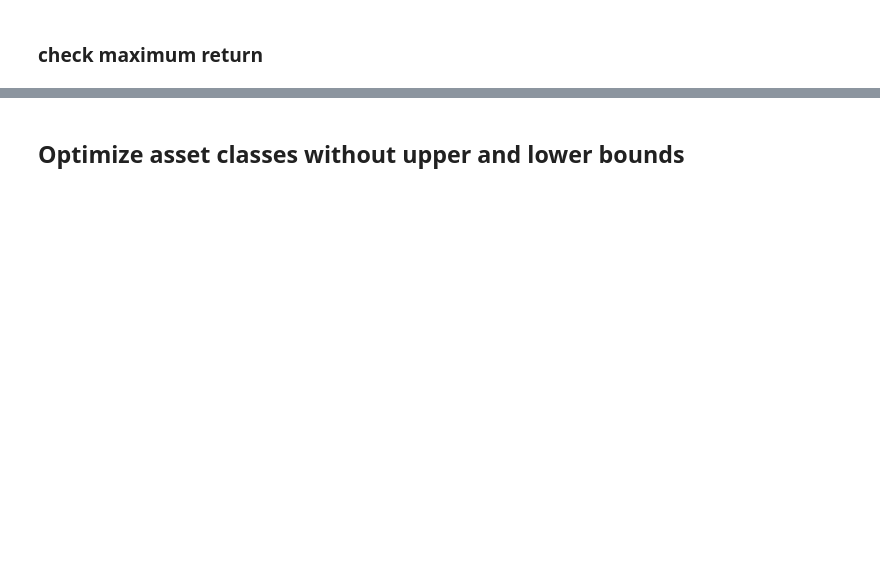
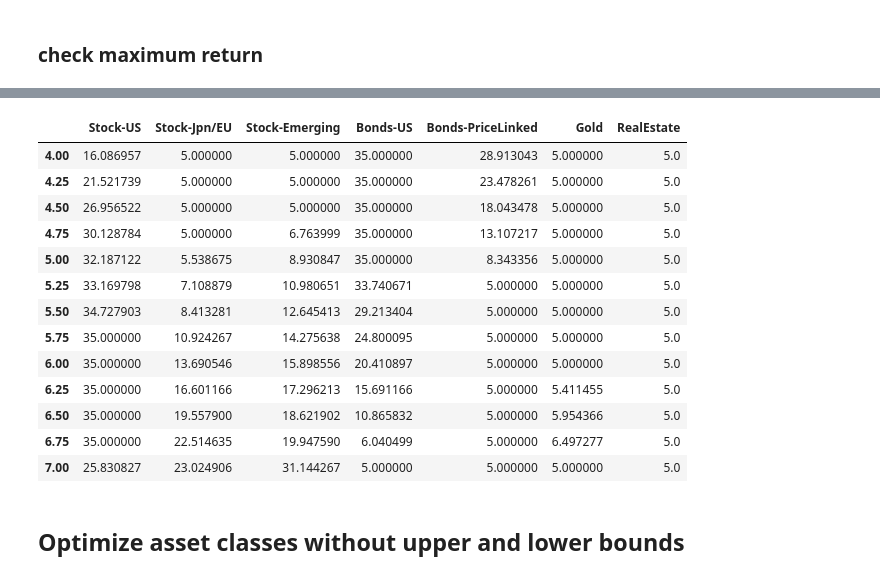
Before and after one commit to kt-q/wealthnavi-portfolio, a Jupyter notebook: WealthNavi_portfolio.ipynb, the cells around one changed output, grey strips where cells are left out. Saved outputs shown, nothing was run; the diff lists cells and outputs as text; code cells hidden in the pictures; blank space fills up the shorter version.

```diff
--- a/WealthNavi_portfolio.ipynb
+++ b/WealthNavi_portfolio.ipynb
@@ -338,3 +340,20 @@ Name: 5.550000000000044, dtype: float64
+# %%
+dfWeights.tail(20)
+# %% [output]
+|  | Stock-US | Stock-Jpn/EU | Stock-Emerging | Bonds-US | Bonds-PriceLinked | Gold | RealEstate |
+| 4.00 | 16.086957 | 5.000000 | 5.000000 | 35.000000 | 28.913043 | 5.000000 | 5.0 |
+| 4.25 | 21.521739 | 5.000000 | 5.000000 | 35.000000 | 23.478261 | 5.000000 | 5.0 |
+| 4.50 | 26.956522 | 5.000000 | 5.000000 | 35.000000 | 18.043478 | 5.000000 | 5.0 |
+| 4.75 | 30.128784 | 5.000000 | 6.763999 | 35.000000 | 13.107217 | 5.000000 | 5.0 |
+| 5.00 | 32.187122 | 5.538675 | 8.930847 | 35.000000 | 8.343356 | 5.000000 | 5.0 |
+| 5.25 | 33.169798 | 7.108879 | 10.980651 | 33.740671 | 5.000000 | 5.000000 | 5.0 |
+| 5.50 | 34.727903 | 8.413281 | 12.645413 | 29.213404 | 5.000000 | 5.000000 | 5.0 |
+| 5.75 | 35.000000 | 10.924267 | 14.275638 | 24.800095 | 5.000000 | 5.000000 | 5.0 |
+| 6.00 | 35.000000 | 13.690546 | 15.898556 | 20.410897 | 5.000000 | 5.000000 | 5.0 |
+| 6.25 | 35.000000 | 16.601166 | 17.296213 | 15.691166 | 5.000000 | 5.411455 | 5.0 |
+| 6.50 | 35.000000 | 19.557900 | 18.621902 | 10.865832 | 5.000000 | 5.954366 | 5.0 |
+| 6.75 | 35.000000 | 22.514635 | 19.947590 | 6.040499 | 5.000000 | 6.497277 | 5.0 |
+| 7.00 | 25.830827 | 23.024906 | 31.144267 | 5.000000 | 5.000000 | 5.000000 | 5.0 |
 # %% [markdown]
 ## Optimize asset classes without upper and lower bounds
 # %%
```
Also changed, not shown: parts of 8 cells of this notebook, 5 other files.
